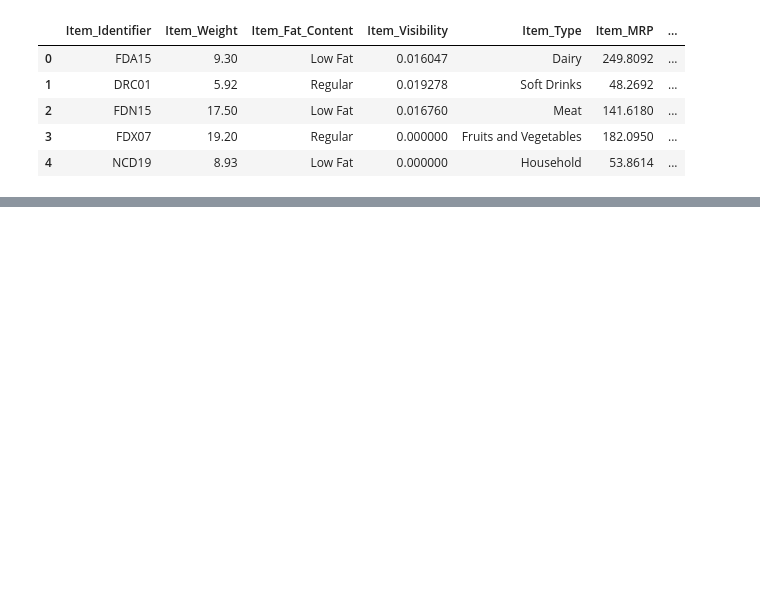
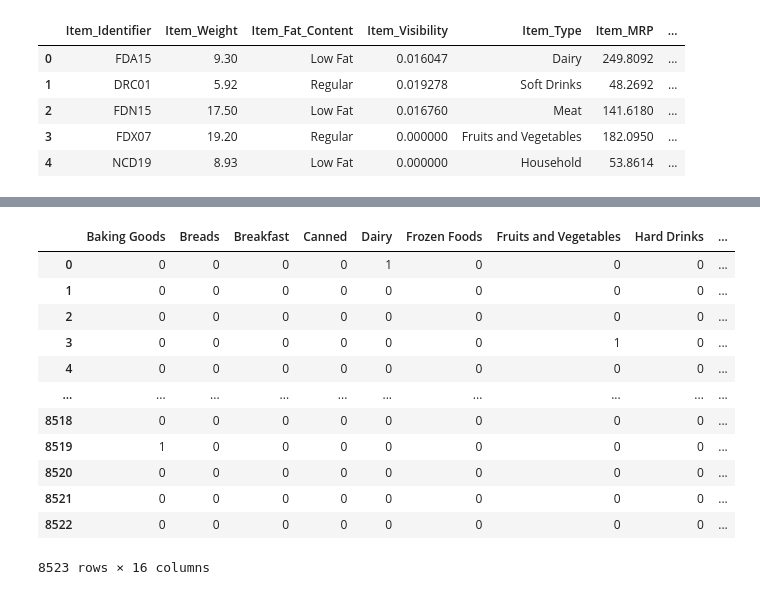
Before and after one commit to akritkbehera/First-Project, a Jupyter notebook: Internships.ipynb, the cells around one changed output, grey strips where cells are left out. Drawn from its saved outputs; the diff is of its cells as text; code cells hidden in the pictures; blank space fills up the shorter version.

```diff
--- a/Internships.ipynb
+++ b/Internships.ipynb
@@ -20,0 +51,2 @@ AttributeError: 'DataFrame' object has no attribute 'nan'
+# %%
+df['Item_Weight'].fillna((df['Item_Weight'].mean()), inplace=True)
@@ -20,0 +61,2 @@ AttributeError: 'DataFrame' object has no attribute 'nan'
+# %%
+df['Item_Visibility'].replace(to_replace=0.000000 , value = df['Item_Visibility'].mean(), inplace = True )
@@ -20,0 +90,4 @@ AttributeError: 'DataFrame' object has no attribute 'nan'
+# %%
+df['Item_Fat_Content'].replace(to_replace='low fat' , value = 'Low Fat', inplace = True )
+df['Item_Fat_Content'].replace(to_replace='LF' , value = 'Low Fat', inplace = True )
+df['Item_Fat_Content'].replace(to_replace='reg' , value = 'Regular', inplace = True )
@@ -20,0 +110,19 @@ AttributeError: 'DataFrame' object has no attribute 'nan'
+# %%
+df['Item_Fat_Content'].replace(to_replace='Low Fat' , value = 1, inplace = True )
+df['Item_Fat_Content'].replace(to_replace='Regular' , value = 0, inplace = True )
+# %%
+pd.get_dummies(df.Item_Type)
+# %% [output]
+|  | Baking Goods | Breads | Breakfast | Canned | Dairy | Frozen Foods | Fruits and Vegetables | Hard Drinks | ... |
+| 0 | 0 | 0 | 0 | 0 | 1 | 0 | 0 | 0 | ... |
+| 1 | 0 | 0 | 0 | 0 | 0 | 0 | 0 | 0 | ... |
+| 2 | 0 | 0 | 0 | 0 | 0 | 0 | 0 | 0 | ... |
+| 3 | 0 | 0 | 0 | 0 | 0 | 0 | 1 | 0 | ... |
+| 4 | 0 | 0 | 0 | 0 | 0 | 0 | 0 | 0 | ... |
+| ... | ... | ... | ... | ... | ... | ... | ... | ... | ... |
+| 8518 | 0 | 0 | 0 | 0 | 0 | 0 | 0 | 0 | ... |
+| 8519 | 1 | 0 | 0 | 0 | 0 | 0 | 0 | 0 | ... |
+| 8520 | 0 | 0 | 0 | 0 | 0 | 0 | 0 | 0 | ... |
+| 8521 | 0 | 0 | 0 | 0 | 0 | 0 | 0 | 0 | ... |
+| 8522 | 0 | 0 | 0 | 0 | 0 | 0 | 0 | 0 | ... |
+8523 rows × 16 columns
```
Also changed, not shown: parts of 30 cells of this notebook.
